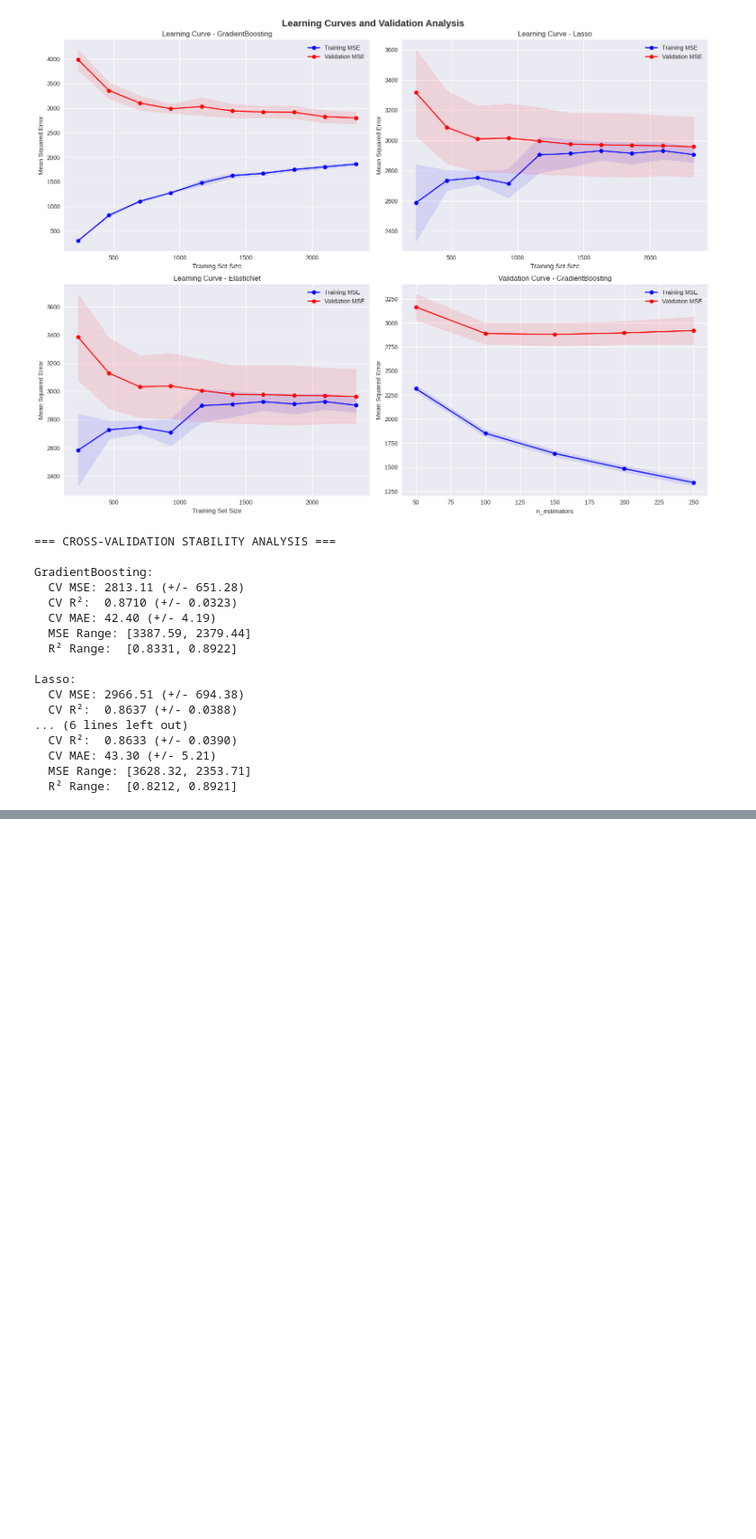
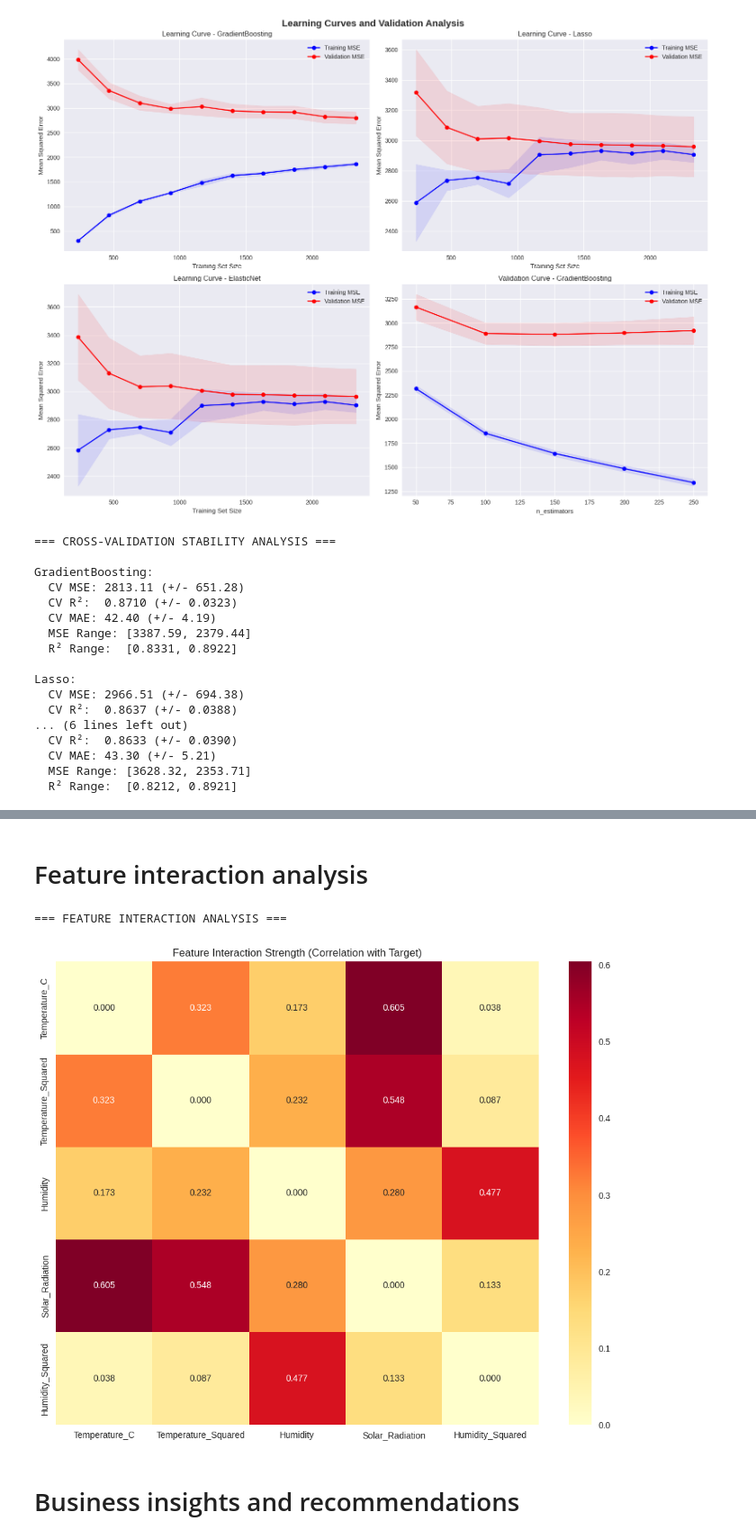
Before and after one commit to lucks-13/Energy-Consumption-Prediction, a Jupyter notebook: code.ipynb, the cells around one changed output, grey strips where cells are left out. Shown at 90% size. Cells and saved outputs as stored; diff of their text form; code cells hidden in the pictures; blank space fills up the shorter version.

```diff
--- a/code.ipynb
+++ b/code.ipynb
@@ -1100,0 +1147,27 @@ Lasso:
+# %% [markdown]
+# Feature interaction analysis
+# %%
+print("\n=== FEATURE INTERACTION ANALYSIS ===")
+
+top_5_features = [item[0] for item in sorted_features[:5] if item[0] in X.columns]
+interaction_matrix = np.zeros((len(top_5_features), len(top_5_features)))
+
+for i, feature1 in enumerate(top_5_features):
+    for j, feature2 in enumerate(top_5_features):
+        if i != j:
+            interaction_feature = X[feature1] * X[feature2]
+
+            corr_coef, _ = stats.pearsonr(interaction_feature, y)
+            interaction_matrix[i, j] = abs(corr_coef)
+
+plt.figure(figsize=(10, 8))
+sns.heatmap(interaction_matrix, annot=True, fmt='.3f', cmap='YlOrRd',
+            xticklabels=top_5_features, yticklabels=top_5_features)
+plt.title('Feature Interaction Strength (Correlation with Target)')
+plt.tight_layout()
+plt.show()
+# %% [output]
+=== FEATURE INTERACTION ANALYSIS ===
+[figure, added]
+# %% [markdown]
+# Business insights and recommendations
```
Also changed, not shown: parts of 3 cells of this notebook.
